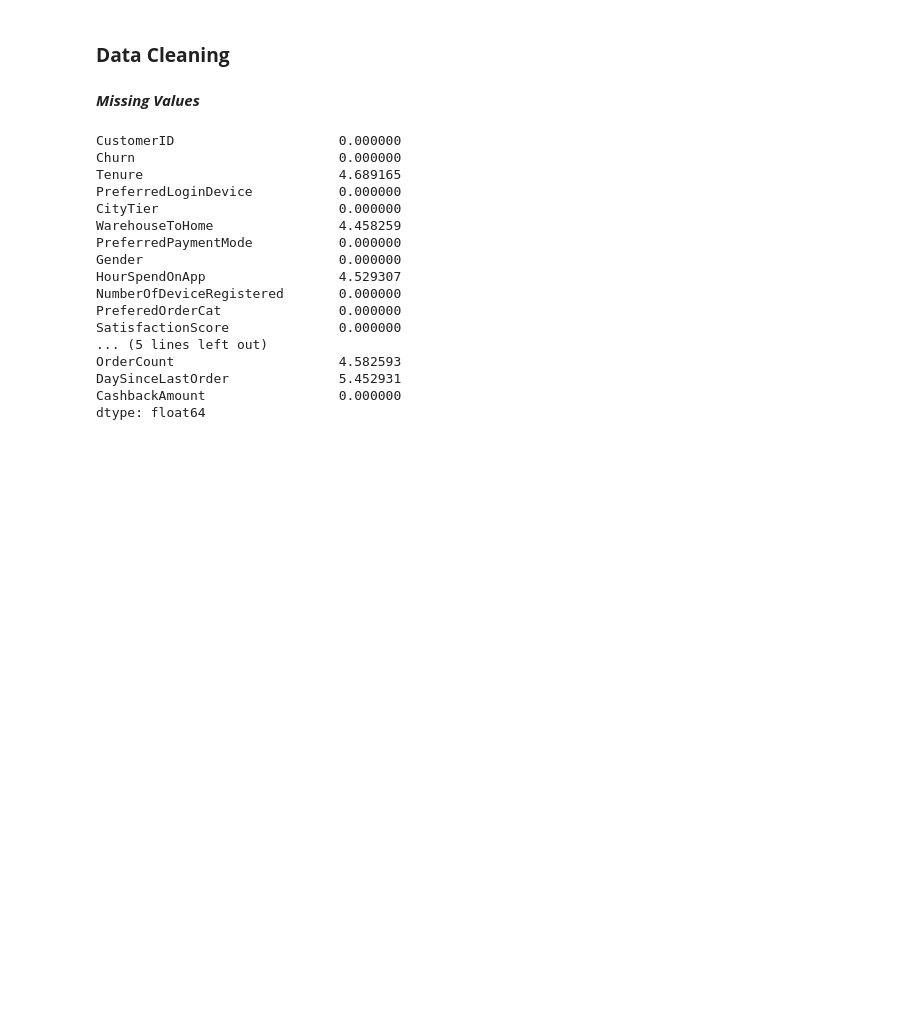
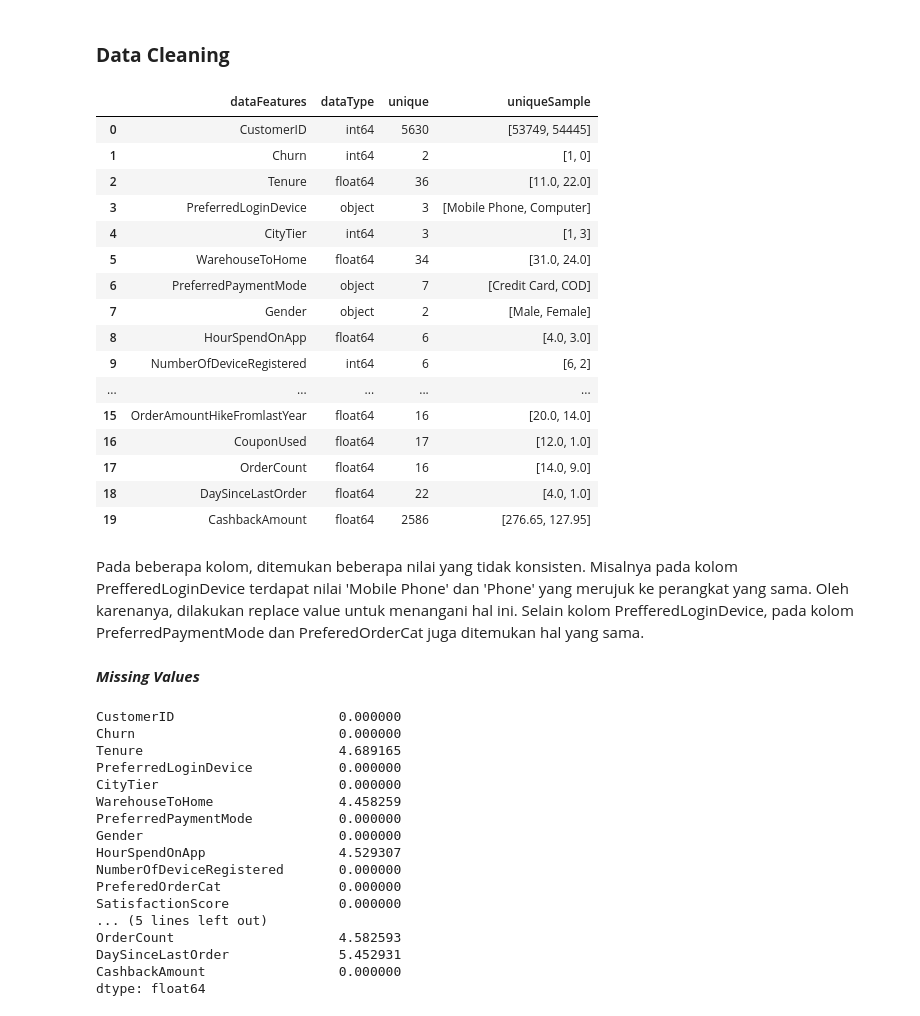
Before and after one commit to Dokaebi20/Finpro_Zetta_11-24, a Jupyter notebook: FinPro.ipynb, the cells around one changed output. Cells and saved outputs as stored; diff of their text form; code cells hidden in the pictures; blank space fills up the shorter version.

```diff
--- a/FinPro.ipynb
+++ b/FinPro.ipynb
@@ -132,3 +132,31 @@ df.describe()
 | max | 55630.000000 | 1.000000 | 61.000000 | 3.000000 | 127.000000 | 5.000000 | 6.000000 | ... |
 # %% [markdown]
 ### **Data Cleaning**
+# %%
+listItem = []
+for col in df.columns :
+    listItem.append([col, df[col].dtype, df[col].nunique(), list(df[col].drop_duplicates().sample(2).values)]);
+
+dfDesc = pd.DataFrame(columns=['dataFeatures', 'dataType', 'unique', 'uniqueSample'],
+                     data=listItem)
+dfDesc
+# %% [output]
+|  | dataFeatures | dataType | unique | uniqueSample |
+| 0 | CustomerID | int64 | 5630 | [53749, 54445] |
+| 1 | Churn | int64 | 2 | [1, 0] |
+| 2 | Tenure | float64 | 36 | [11.0, 22.0] |
+| 3 | PreferredLoginDevice | object | 3 | [Mobile Phone, Computer] |
+| 4 | CityTier | int64 | 3 | [1, 3] |
+| 5 | WarehouseToHome | float64 | 34 | [31.0, 24.0] |
+| 6 | PreferredPaymentMode | object | 7 | [Credit Card, COD] |
+| 7 | Gender | object | 2 | [Male, Female] |
+| 8 | HourSpendOnApp | float64 | 6 | [4.0, 3.0] |
+| 9 | NumberOfDeviceRegistered | int64 | 6 | [6, 2] |
+| ... | ... | ... | ... | ... |
+| 15 | OrderAmountHikeFromlastYear | float64 | 16 | [20.0, 14.0] |
+| 16 | CouponUsed | float64 | 17 | [12.0, 1.0] |
+| 17 | OrderCount | float64 | 16 | [14.0, 9.0] |
+| 18 | DaySinceLastOrder | float64 | 22 | [4.0, 1.0] |
+| 19 | CashbackAmount | float64 | 2586 | [276.65, 127.95] |
+# %% [markdown]
+Pada beberapa kolom, ditemukan beberapa nilai yang tidak konsisten. Misalnya pada kolom PrefferedLoginDevice terdapat nilai 'Mobile Phone' dan 'Phone' yang merujuk ke perangkat yang sama. Oleh karenanya, dilakukan replace value untuk menangani hal ini. Selain kolom PrefferedLoginDevice, pada kolom PreferredPaymentMode dan PreferedOrderCat juga ditemukan hal yang sama.
```
Also changed, not shown: parts of 3 cells of this notebook.
